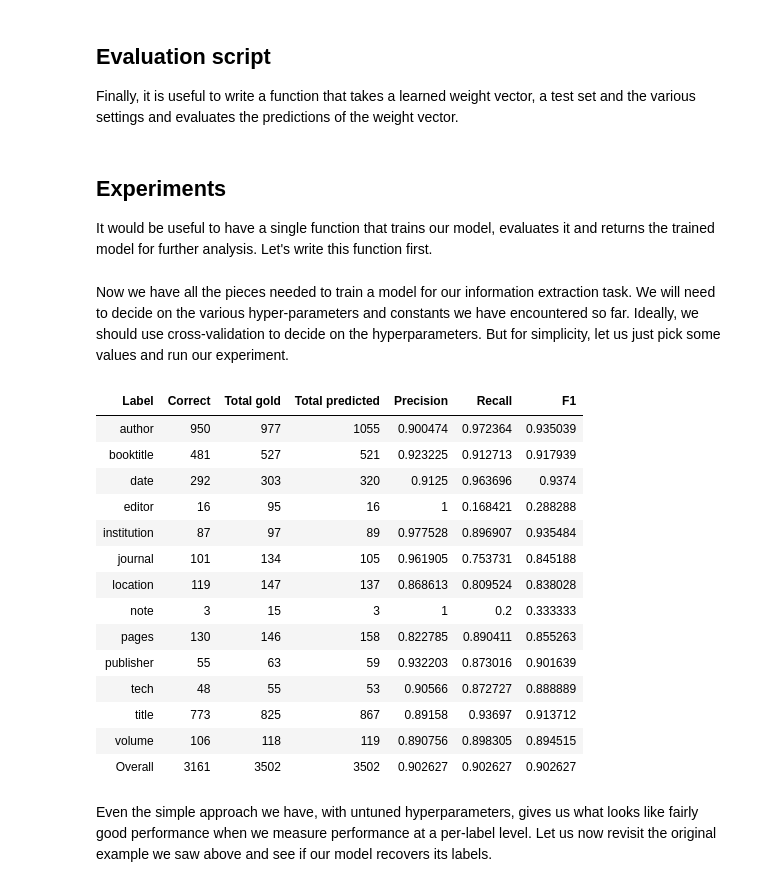
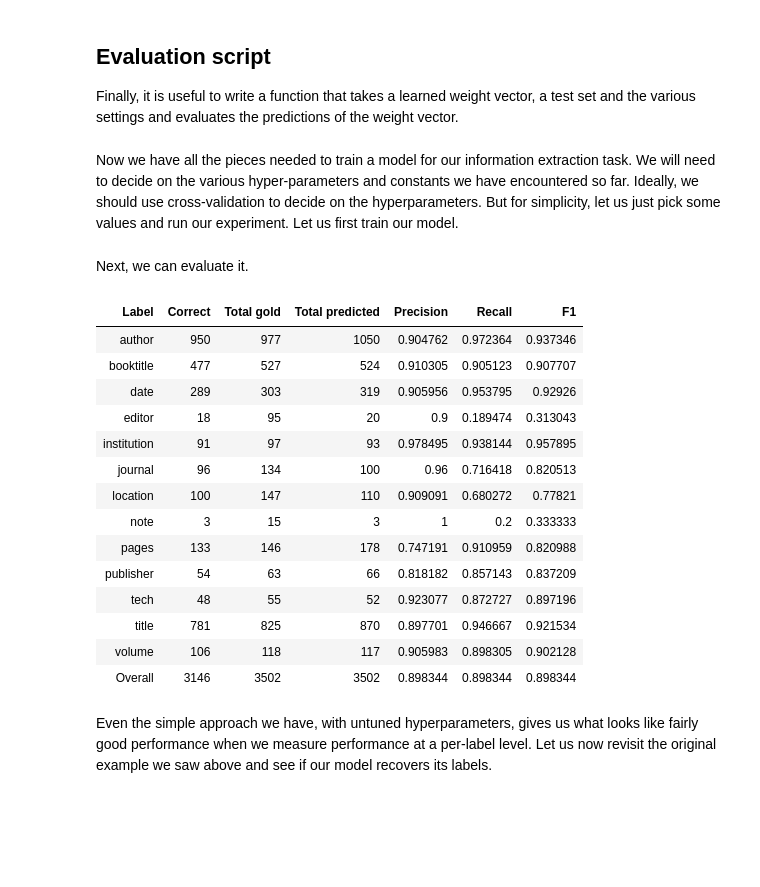
Before and after one commit to svivek/tutorial-predicting-sequences, a Jupyter notebook: Predicting Sequences.ipynb, the cells around one changed output. Saved outputs shown, nothing was run; the diff lists cells and outputs as text; code cells hidden in the pictures; blank space fills up the shorter version.

```diff
--- a/Predicting Sequences.ipynb
+++ b/Predicting Sequences.ipynb
@@ -672,8 +674,3 @@ def evaluate_model(w, test, settings):
         predictions.append(y)
 
     evaluate(test['outputs'], predictions, all_labels)
-# %% [markdown]
-
-## Experiments
-
-It would be useful to have a single function that trains our model, evaluates it and returns the trained model for further analysis. Let's write this function first.
@@ -686,5 +677,5 @@ def perceptron_experiment(train, test, settings):
 # %% [markdown]
-Now we have all the pieces needed to train a model for our information extraction task. We will need to decide on the various hyper-parameters and constants we have encountered so far. Ideally, we should use cross-validation to decide on the hyperparameters. But for simplicity, let us just pick some values and run our experiment.
+Now we have all the pieces needed to train a model for our information extraction task. We will need to decide on the various hyper-parameters and constants we have encountered so far. Ideally, we should use cross-validation to decide on the hyperparameters. But for simplicity, let us just pick some values and run our experiment. Let us first train our model.
 # %%
 perceptron_settings = {
     'num_epochs': 10,
@@ -696,23 +687,27 @@ perceptron_settings = {
     'start_label': 'start'
 }
 
-w_perceptron = perceptron_experiment(train, test, perceptron_settings)
+w_perceptron = learn_perceptron(train, perceptron_settings)
-# %% [output]
-| Label | Correct | Total gold | Total predicted | Precision | Recall | F1 |
-| author | 950 | 977 | 1055 | 0.900474 | 0.972364 | 0.935039 |
-| booktitle | 481 | 527 | 521 | 0.923225 | 0.912713 | 0.917939 |
-| date | 292 | 303 | 320 | 0.9125 | 0.963696 | 0.9374 |
-| editor | 16 | 95 | 16 | 1 | 0.168421 | 0.288288 |
-| institution | 87 | 97 | 89 | 0.977528 | 0.896907 | 0.935484 |
-| journal | 101 | 134 | 105 | 0.961905 | 0.753731 | 0.845188 |
-| location | 119 | 147 | 137 | 0.868613 | 0.809524 | 0.838028 |
-| note | 3 | 15 | 3 | 1 | 0.2 | 0.333333 |
-| pages | 130 | 146 | 158 | 0.822785 | 0.890411 | 0.855263 |
-| publisher | 55 | 63 | 59 | 0.932203 | 0.873016 | 0.901639 |
-| tech | 48 | 55 | 53 | 0.90566 | 0.872727 | 0.888889 |
-| title | 773 | 825 | 867 | 0.89158 | 0.93697 | 0.913712 |
-| volume | 106 | 118 | 119 | 0.890756 | 0.898305 | 0.894515 |
-| Overall | 3161 | 3502 | 3502 | 0.902627 | 0.902627 | 0.902627 |
+# %% [markdown]
+Next, we can evaluate it.
+# %%
+evaluate_model(w_perceptron, test, perceptron_settings)
+# %% [output]
+| Label | Correct | Total gold | Total predicted | Precision | Recall | F1 |
+| author | 950 | 977 | 1050 | 0.904762 | 0.972364 | 0.937346 |
+| booktitle | 477 | 527 | 524 | 0.910305 | 0.905123 | 0.907707 |
+| date | 289 | 303 | 319 | 0.905956 | 0.953795 | 0.92926 |
+| editor | 18 | 95 | 20 | 0.9 | 0.189474 | 0.313043 |
+| institution | 91 | 97 | 93 | 0.978495 | 0.938144 | 0.957895 |
+| journal | 96 | 134 | 100 | 0.96 | 0.716418 | 0.820513 |
+| location | 100 | 147 | 110 | 0.909091 | 0.680272 | 0.77821 |
+| note | 3 | 15 | 3 | 1 | 0.2 | 0.333333 |
+| pages | 133 | 146 | 178 | 0.747191 | 0.910959 | 0.820988 |
+| publisher | 54 | 63 | 66 | 0.818182 | 0.857143 | 0.837209 |
+| tech | 48 | 55 | 52 | 0.923077 | 0.872727 | 0.897196 |
+| title | 781 | 825 | 870 | 0.897701 | 0.946667 | 0.921534 |
+| volume | 106 | 118 | 117 | 0.905983 | 0.898305 | 0.902128 |
+| Overall | 3146 | 3502 | 3502 | 0.898344 | 0.898344 | 0.898344 |
 # %% [markdown]
 Even the simple approach we have, with untuned hyperparameters, gives us what looks like fairly good performance when we measure performance at a per-label level. Let us now revisit the original example we saw above and see if our model recovers its labels.
 # %%
```
Also changed, not shown: parts of 5 cells of this notebook.
